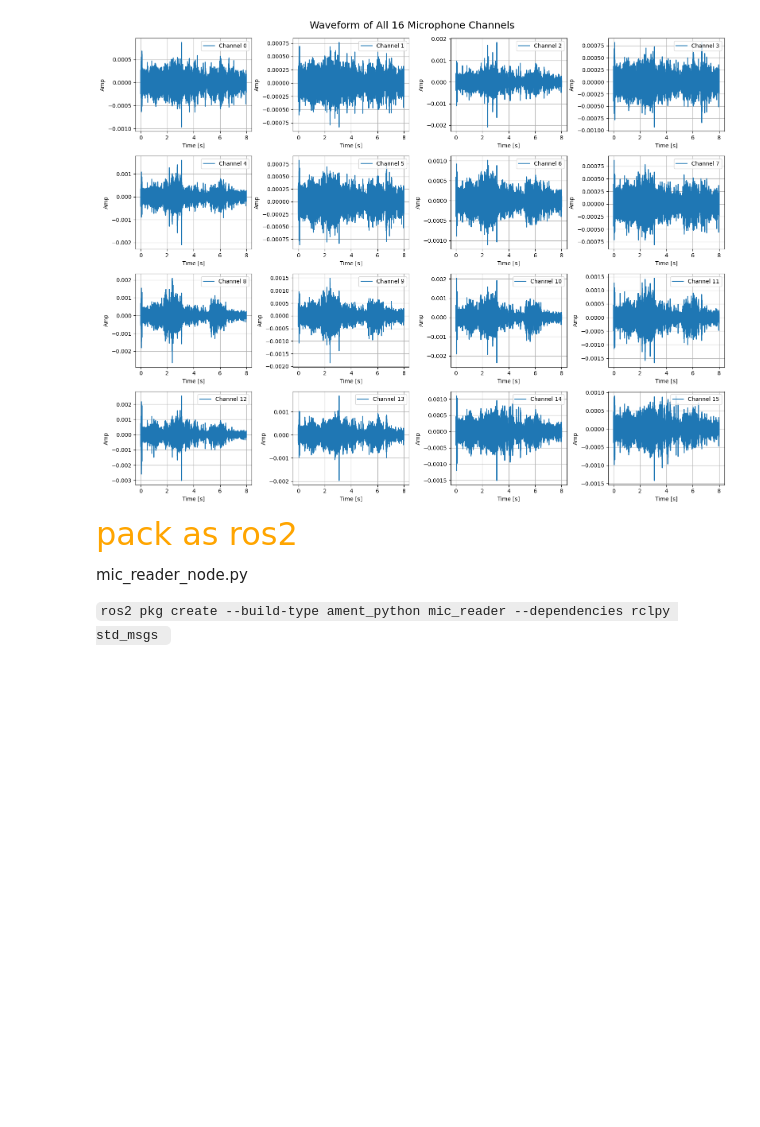
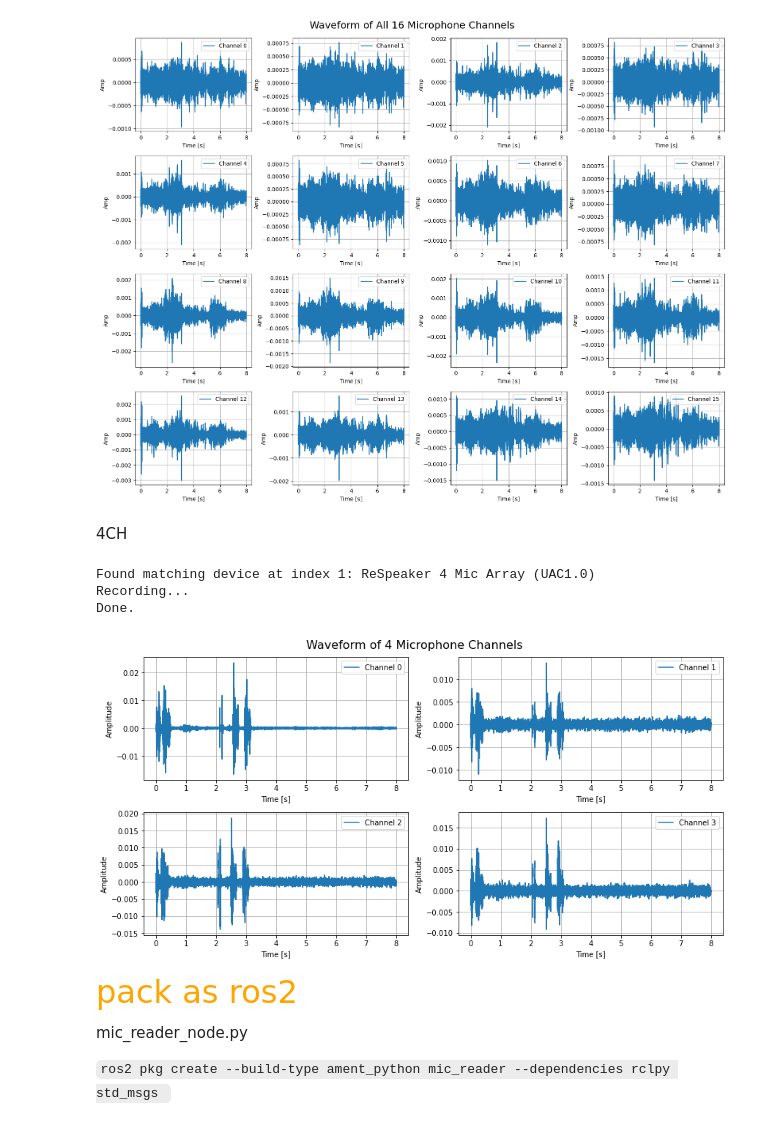
Before and after one commit to SamSAM-WWW/uav-localization, a Jupyter notebook: UMA_16/UMA_16.ipynb, the cells around one changed output. Cells and saved outputs as stored; diff of their text form; code cells hidden in the pictures; blank space fills up the shorter version.

```diff
--- a/UMA_16/UMA_16.ipynb
+++ b/UMA_16/UMA_16.ipynb
@@ -116,6 +117,59 @@ Found matching device at index 11: UMA16v2: USB Audio (hw:2,0)
 Recording...
 Done.
 [figure]
+# %% [markdown]
+4CH
+# %%
+import sounddevice as sd
+import numpy as np
+import matplotlib.pyplot as plt
+import math
+
+fs = 48000
+channels = 4
+duration = 8.0  # seconds
+target_name = "ReSpeaker 4"
+
+cols = 2
+rows = math.ceil(channels / cols)
+
+# Search for input device
+def find_input_device(name_keyword):
+    devices = sd.query_devices()
+    for i, dev in enumerate(devices):
+        if name_keyword.lower() in dev['name'].lower() and dev['max_input_channels'] >= channels:
+            print(f"Found matching device at index {i}: {dev['name']}")
+            return i
+    raise RuntimeError(f"No input device found with keyword '{name_keyword}'")
+
+device_index = find_input_device(target_name)
+
+# Record audio
+print("Recording...")
+data = sd.rec(int(fs * duration), samplerate=fs, channels=channels,
+              device=device_index, dtype='float32')
+sd.wait()
+print("Done.")
+
+time_axis = np.linspace(0, duration, int(fs * duration))
+
+plt.figure(figsize=(12, rows * 3))
+for i in range(channels):
+    plt.subplot(rows, cols, i + 1)
+    plt.plot(time_axis, data[:, i], label=f'Channel {i}')
+    plt.xlabel('Time [s]')
+    plt.ylabel('Amplitude')
+    plt.grid(True)
+    plt.legend(loc='upper right')
+
+plt.tight_layout()
+plt.suptitle('Waveform of 4 Microphone Channels', fontsize=16, y=1.03)
+plt.show()
+# %% [output]
+Found matching device at index 1: ReSpeaker 4 Mic Array (UAC1.0)
+Recording...
+Done.
+[figure, added]
 # %% [markdown]
 <font color=orange size=6>pack as ros2</font>
 
```
Also changed, not shown: parts of 1 cell of this notebook.
